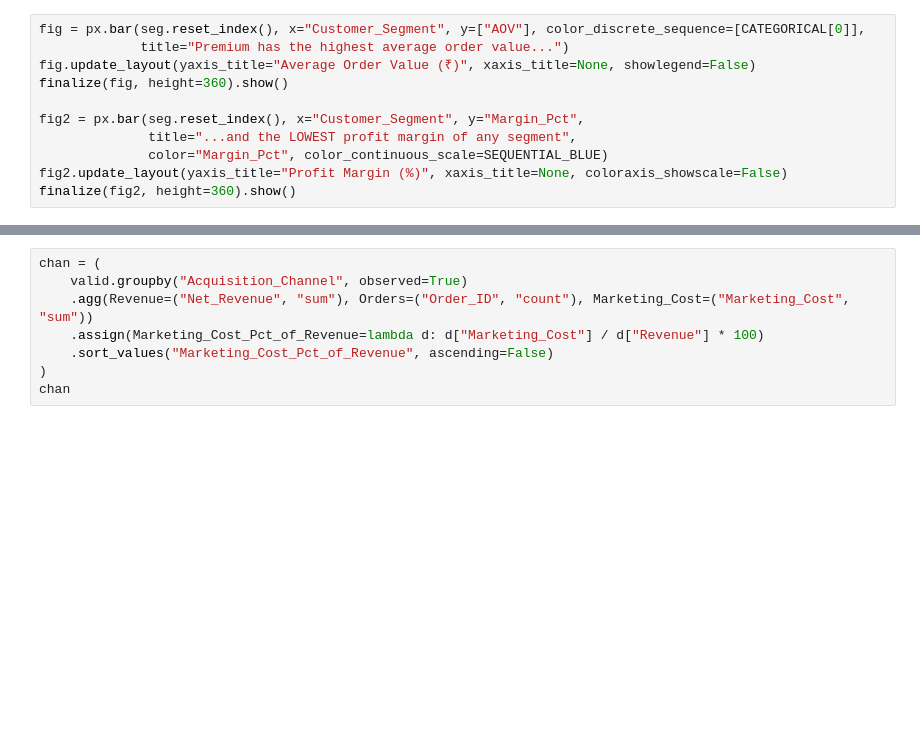
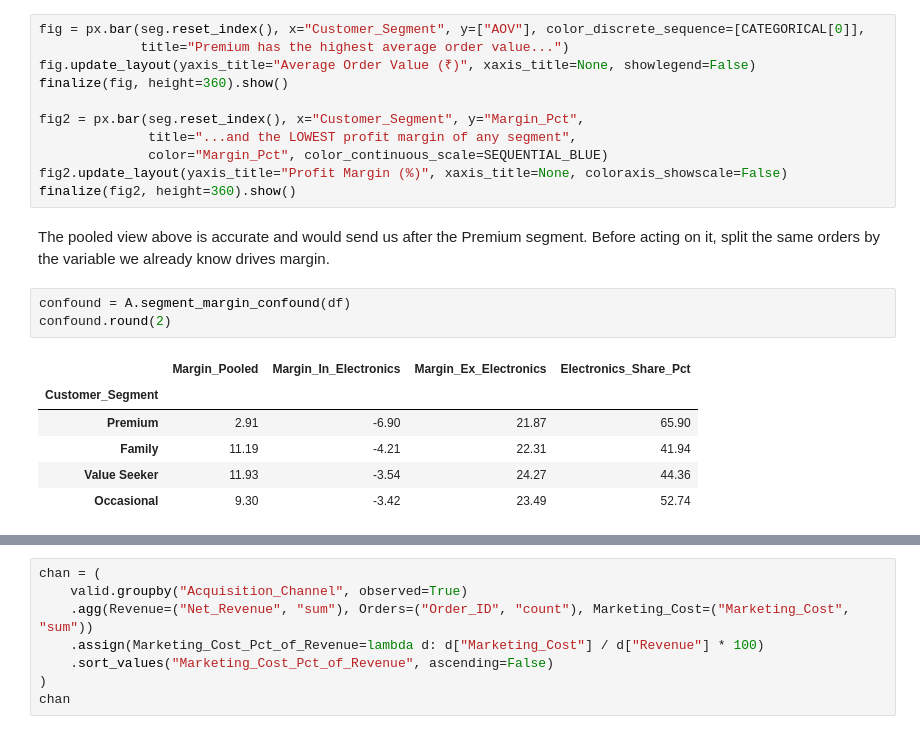
Before and after one commit to saint2706/AuroraCart-Case-Study, a Jupyter notebook: notebooks/AuroraCart_EDA.ipynb, the cells around one changed output, grey strips where cells are left out. Drawn from its saved outputs; the diff is of its cells as text; blank space fills up the shorter version.

```diff
--- a/notebooks/AuroraCart_EDA.ipynb
+++ b/notebooks/AuroraCart_EDA.ipynb
@@ -354,3 +582,16 @@ fig2 = px.bar(seg.reset_index(), x="Customer_Segment", y="Margin_Pct",
               color="Margin_Pct", color_continuous_scale=SEQUENTIAL_BLUE)
 fig2.update_layout(yaxis_title="Profit Margin (%)", xaxis_title=None, coloraxis_showscale=False)
 finalize(fig2, height=360).show()
+# %% [markdown]
+The pooled view above is accurate and would send us after the Premium segment. Before
+acting on it, split the same orders by the variable we already know drives margin.
+# %%
+confound = A.segment_margin_confound(df)
+confound.round(2)
+# %% [output]
+|  | Margin_Pooled | Margin_In_Electronics | Margin_Ex_Electronics | Electronics_Share_Pct |
+| Customer_Segment |  |  |  |  |
+| Premium | 2.91 | -6.90 | 21.87 | 65.90 |
+| Family | 11.19 | -4.21 | 22.31 | 41.94 |
+| Value Seeker | 11.93 | -3.54 | 24.27 | 44.36 |
+| Occasional | 9.30 | -3.42 | 23.49 | 52.74 |
```
Also changed, not shown: parts of 38 cells of this notebook, 26 other files.
